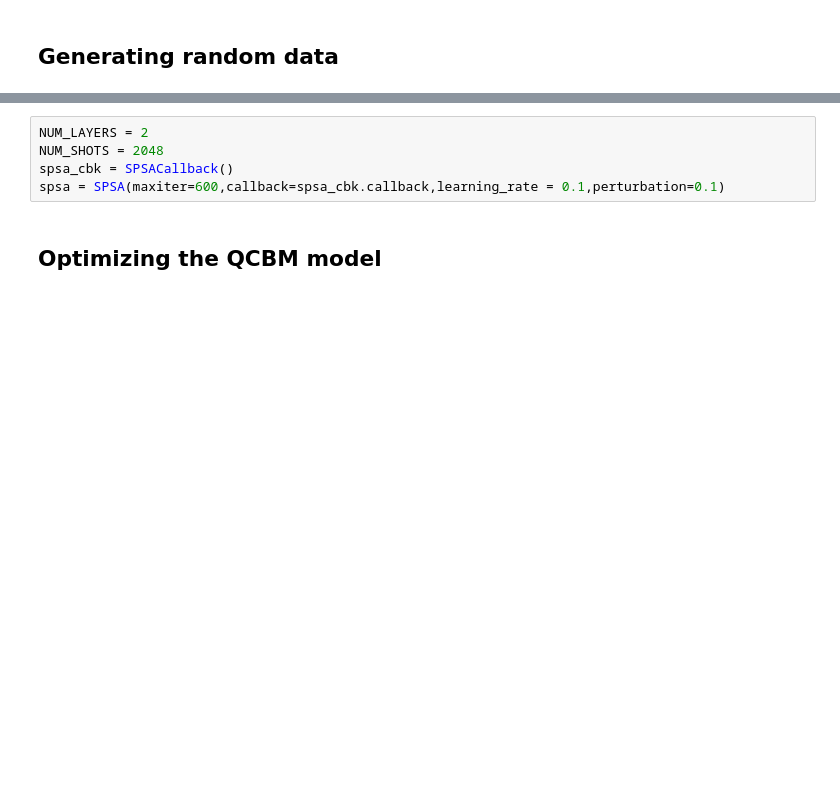
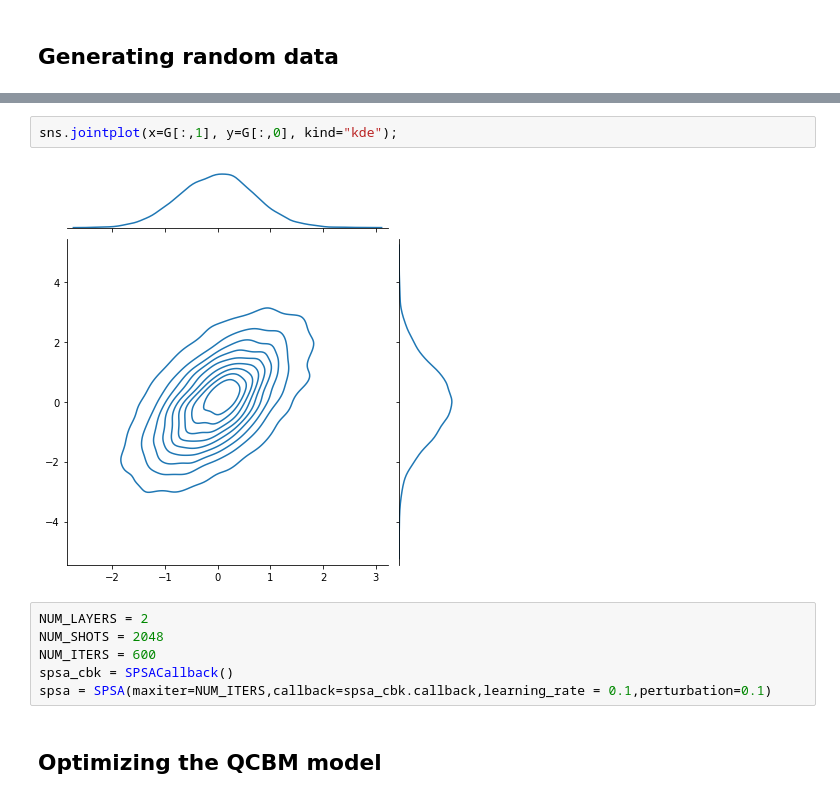
Before and after one commit to RicardoGaGu/Copula-based-QCBM-estimation, a Jupyter notebook: train_hybrid_QCBM_random_data.ipynb, the cells around one changed output, grey strips where cells are left out. Drawn from its saved outputs; the diff is of its cells as text; blank space fills up the shorter version.

```diff
--- a/train_hybrid_QCBM_random_data.ipynb
+++ b/train_hybrid_QCBM_random_data.ipynb
@@ -62,8 +63,13 @@ sns.jointplot(x=U[:,1], y=U[:,0], kind="kde");
+# %%
+sns.jointplot(x=G[:,1], y=G[:,0], kind="kde");
+# %% [output]
+[figure, added]
 # %%
 NUM_LAYERS = 2
 NUM_SHOTS = 2048
+NUM_ITERS = 600
 spsa_cbk = SPSACallback()
-spsa = SPSA(maxiter=600,callback=spsa_cbk.callback,learning_rate = 0.1,perturbation=0.1)
+spsa = SPSA(maxiter=NUM_ITERS,callback=spsa_cbk.callback,learning_rate = 0.1,perturbation=0.1)
 # %% [markdown]
 ## Optimizing the QCBM model
 # %%
```
Also changed, not shown: parts of 12 cells of this notebook, 2 other files.
